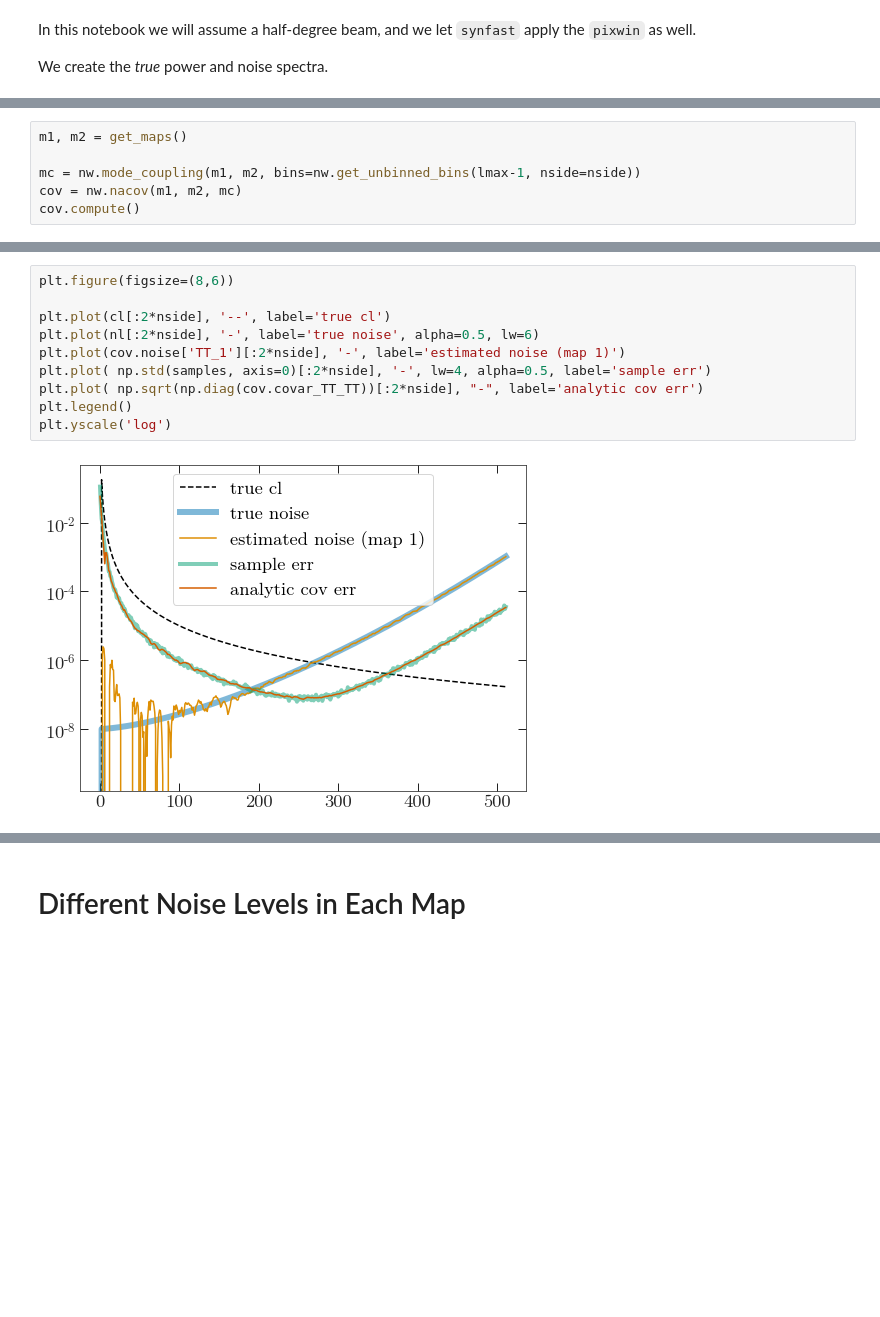
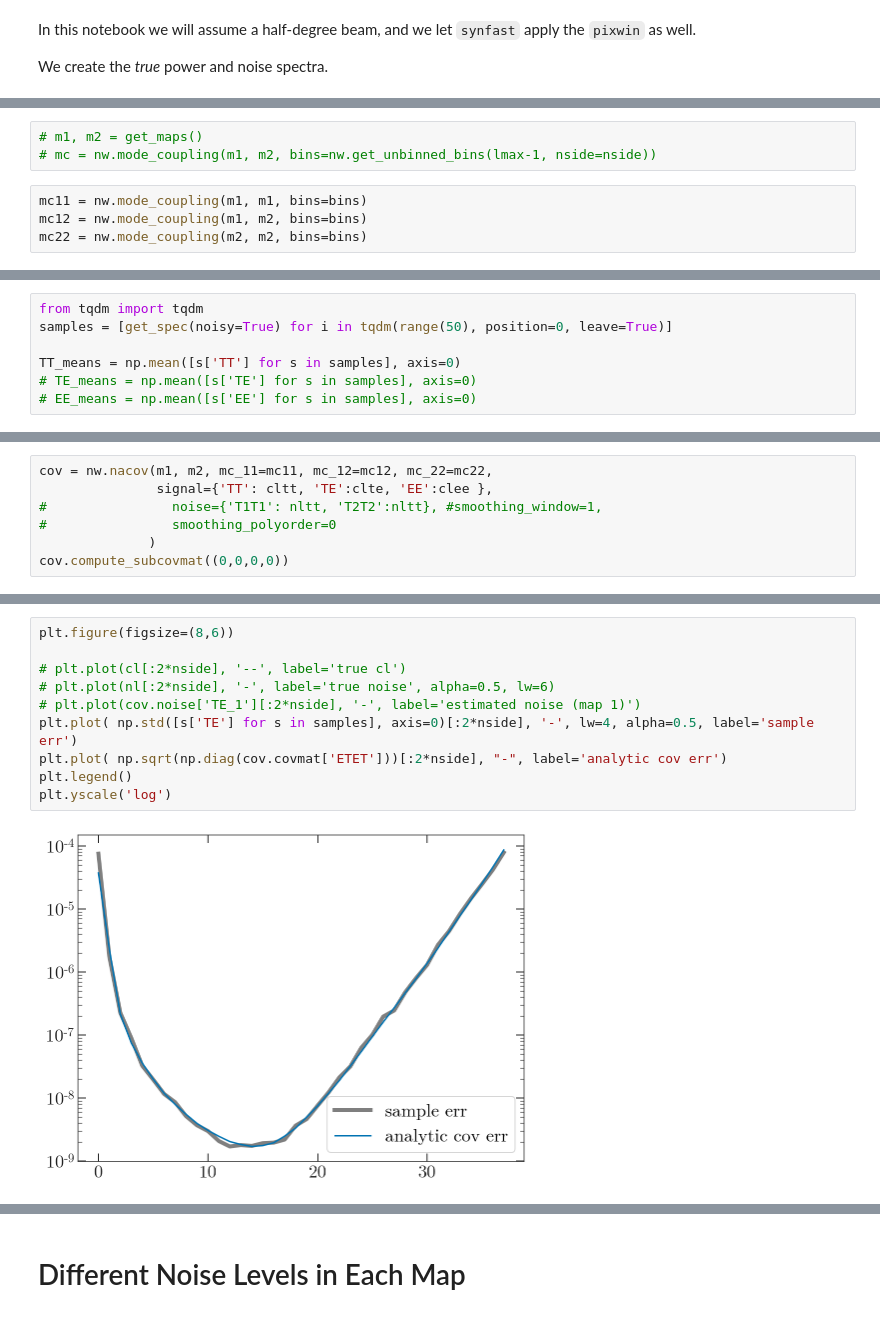
Before and after one commit to xzackli/nawrapper, a Jupyter notebook: notebooks/Healpix Sims.ipynb, the cells around one changed output, grey strips where cells are left out. Saved outputs shown, nothing was run; the diff lists cells and outputs as text; blank space fills up the shorter version.

Commit message:
major internal improvements to covariance matrix calculation, off-diagonals should be correct for same-beam maps now

```diff
--- a/notebooks/Healpix Sims.ipynb
+++ b/notebooks/Healpix Sims.ipynb
@@ -68,6 +127,7 @@ plt.yscale('log')
 # %%
-m1, m2 = get_maps()
-
-mc = nw.mode_coupling(m1, m2, bins=nw.get_unbinned_bins(lmax-1, nside=nside))
-cov = nw.nacov(m1, m2, mc)
-cov.compute()
+# m1, m2 = get_maps()
+# mc = nw.mode_coupling(m1, m2, bins=nw.get_unbinned_bins(lmax-1, nside=nside))
+# %%
+mc11 = nw.mode_coupling(m1, m1, bins=bins)
+mc12 = nw.mode_coupling(m1, m2, bins=bins)
+mc22 = nw.mode_coupling(m2, m2, bins=bins)
@@ -73,0 +137,7 @@ cov.compute()
+# %%
+from tqdm import tqdm
+samples = [get_spec(noisy=True) for i in tqdm(range(50), position=0, leave=True)]
+
+TT_means = np.mean([s['TT'] for s in samples], axis=0)
+# TE_means = np.mean([s['TE'] for s in samples], axis=0)
+# EE_means = np.mean([s['EE'] for s in samples], axis=0)
@@ -73,0 +152,7 @@ cov.compute()
+# %%
+cov = nw.nacov(m1, m2, mc_11=mc11, mc_12=mc12, mc_22=mc22,
+               signal={'TT': cltt, 'TE':clte, 'EE':clee },
+#                noise={'T1T1': nltt, 'T2T2':nltt}, #smoothing_window=1,
+#                smoothing_polyorder=0
+              )
+cov.compute_subcovmat((0,0,0,0))
@@ -74,12 +227,12 @@ cov.compute()
 # %%
 plt.figure(figsize=(8,6))
 
-plt.plot(cl[:2*nside], '--', label='true cl')
-plt.plot(nl[:2*nside], '-', label='true noise', alpha=0.5, lw=6)
-plt.plot(cov.noise['TT_1'][:2*nside], '-', label='estimated noise (map 1)')
-plt.plot( np.std(samples, axis=0)[:2*nside], '-', lw=4, alpha=0.5, label='sample err')
-plt.plot( np.sqrt(np.diag(cov.covar_TT_TT))[:2*nside], "-", label='analytic cov err')
+# plt.plot(cl[:2*nside], '--', label='true cl')
+# plt.plot(nl[:2*nside], '-', label='true noise', alpha=0.5, lw=6)
+# plt.plot(cov.noise['TE_1'][:2*nside], '-', label='estimated noise (map 1)')
+plt.plot( np.std([s['TE'] for s in samples], axis=0)[:2*nside], '-', lw=4, alpha=0.5, label='sample err')
+plt.plot( np.sqrt(np.diag(cov.covmat['ETET']))[:2*nside], "-", label='analytic cov err')
 plt.legend()
 plt.yscale('log')
 # %% [output]
-[figure, old version]
+[figure, new version]
```
Also changed, not shown: parts of 31 cells of this notebook, 5 other files.
